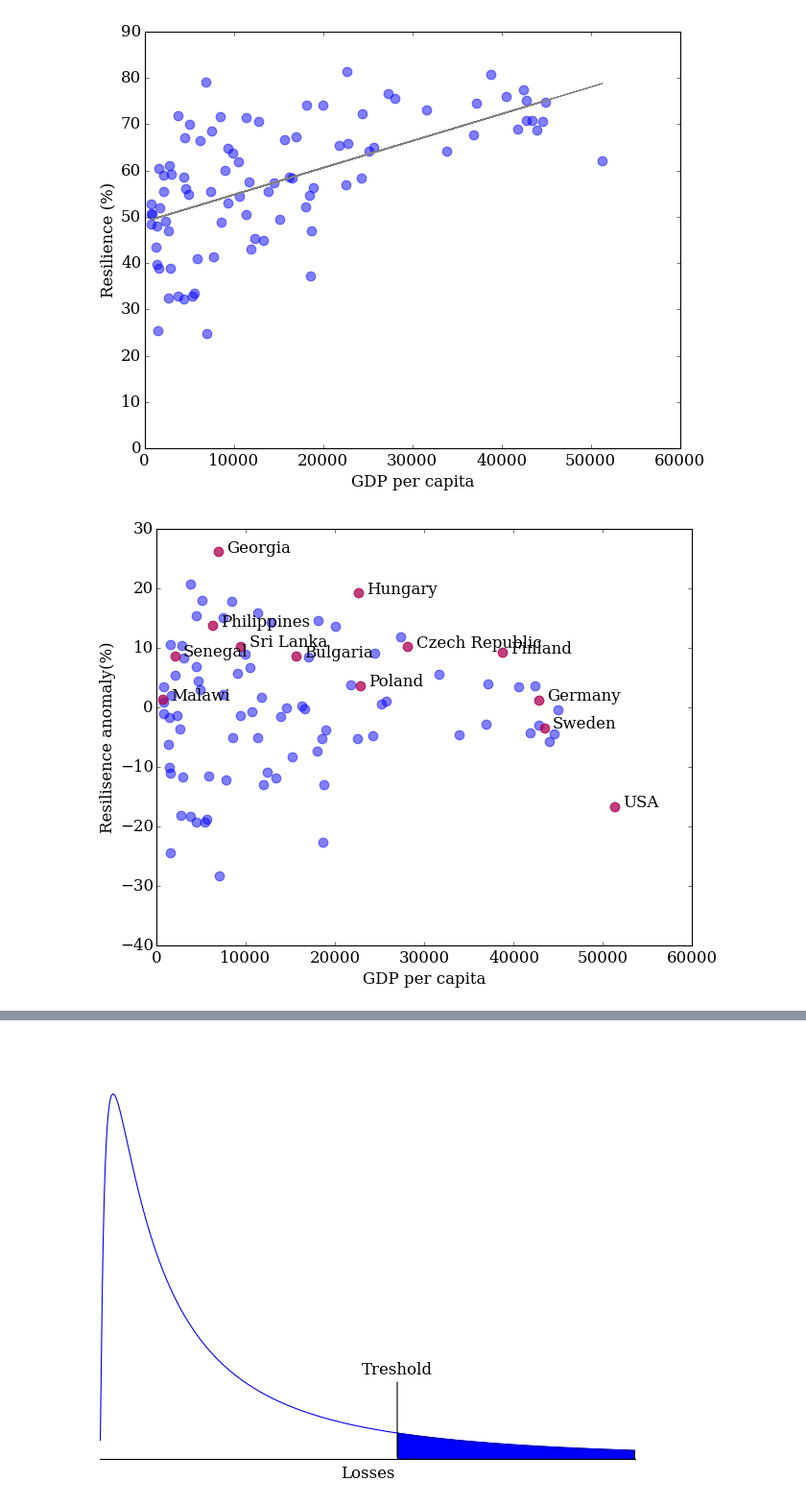
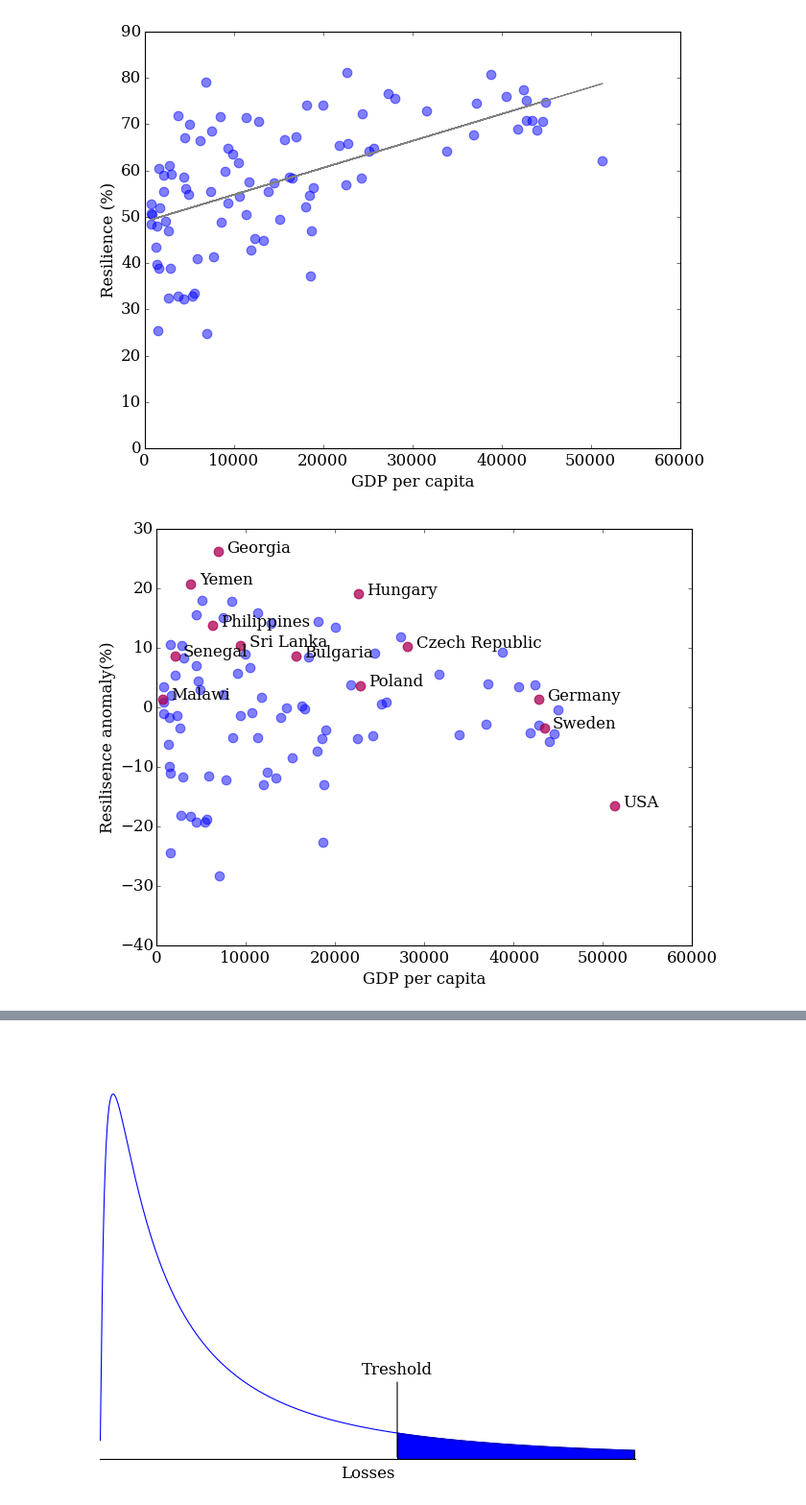
Before and after one commit to adrivsh/resilience_indicator_public, a Jupyter notebook: draw_plots.ipynb, the cells around one changed output, grey strips where cells are left out. Shown at 96% size. Drawn from its saved outputs; the diff is of its cells as text; code cells hidden in the pictures.

```diff
--- a/draw_plots.ipynb
+++ b/draw_plots.ipynb
@@ -561,0 +346,26 @@ plt.savefig("img/destitution_factors.png")
+# %%
+plt.rc('font', **font)
+plt.figure(figsize=(9,7))
+ax= [0,df.social_p.max()*100]
+
+x=100*df["social_p"]
+y=100*df["tot_p"]
+
+
+plt.plot(ax,ax,color="gray")
+
+annotated_plot(x,y,same_fig=True);
+plt.xlim(xmin=0);plt.ylim(ymin=0)
+
+plt.xlabel("Social protection (%) \n without scale-up ")
+plt.ylabel("Social protection (%)")
+logical =  False&(y>10)
+
+for label, x, y in zip(df.ix[logical,"iso3"], x[logical],y[logical]):
+    plt.annotate(
+        label,
+        xy = (x, y), xytext = (10, 0),
+        textcoords = 'offset points', ha = 'left', va = 'center',
+        #bbox = nonedict(boxstyle = 'round,pad=0.5', fc = 'yellow', alpha = 0.5),
+        #arrowprops = dict(arrowstyle = '->', connectionstyle = 'arc3,rad=0')
+)
@@ -649,30 +651,31 @@ plt.savefig("img/resilience_regression.png")
 # %%
 x=df["gdp_pc_pp"]
 y=df["resilience_anomaly"]*100
 names=df.country;
 
 debug=False
 annotated_plot(x,y,xlabel = "GDP per capita",ylabel = "Resilisence anomaly(%)",enforce_zerobound=False);
 plt.xlim(0)
 
-plt.savefig("img/resilience_anomaly.png");
+plt.savefig("img/resilience_anomaly.png",bbox_inches="tight");
 
-countries_to_show =["Georgia", "Hungary", "Czech Republic", "Finland","Sweden", "Germany", "United States", "Sri Lanka", "Senegal", "Bulgaria", "Malawi", "Poland", "Philippines"]
+countries_to_show =df.country.tolist()#
+countries_to_show =["Georgia", "Hungary", "Czech Republic", "Yemen, Rep.", "Sweden", "Germany", "United States", "Sri Lanka", "Senegal", "Bulgaria", "Malawi", "Poland", "Philippines"]
 indexes = [c in countries_to_show for c in df.country]
 logical = indexes
 
 annotated_plot(x[logical],y[logical],color="red",enforce_zerobound=False,same_fig=True);
 
-for label, x, y in zip((names[logical]).replace("United States","USA"), x[logical], y[logical]):
+for label, x, y in zip((names[logical]).replace({"United States":"USA", "Yemen, Rep.":"Yemen"}), x[logical], y[logical]):
     plt.annotate(
         label,
         xy = (x, y), xytext = (8, 4),
         textcoords = 'offset points', ha = 'left', va = 'center',
 
 )
 
-plt.savefig("img/resilience_anomaly_anotated.png");
+plt.savefig("img/resilience_anomaly_anotated.png",bbox_inches="tight");
 # %% [output]
-[figure, old version]
+[figure, new version]
 # %%
 # Diversification parameters in the economies
```
Also changed, not shown: parts of 66 cells of this notebook, 14 other files.
